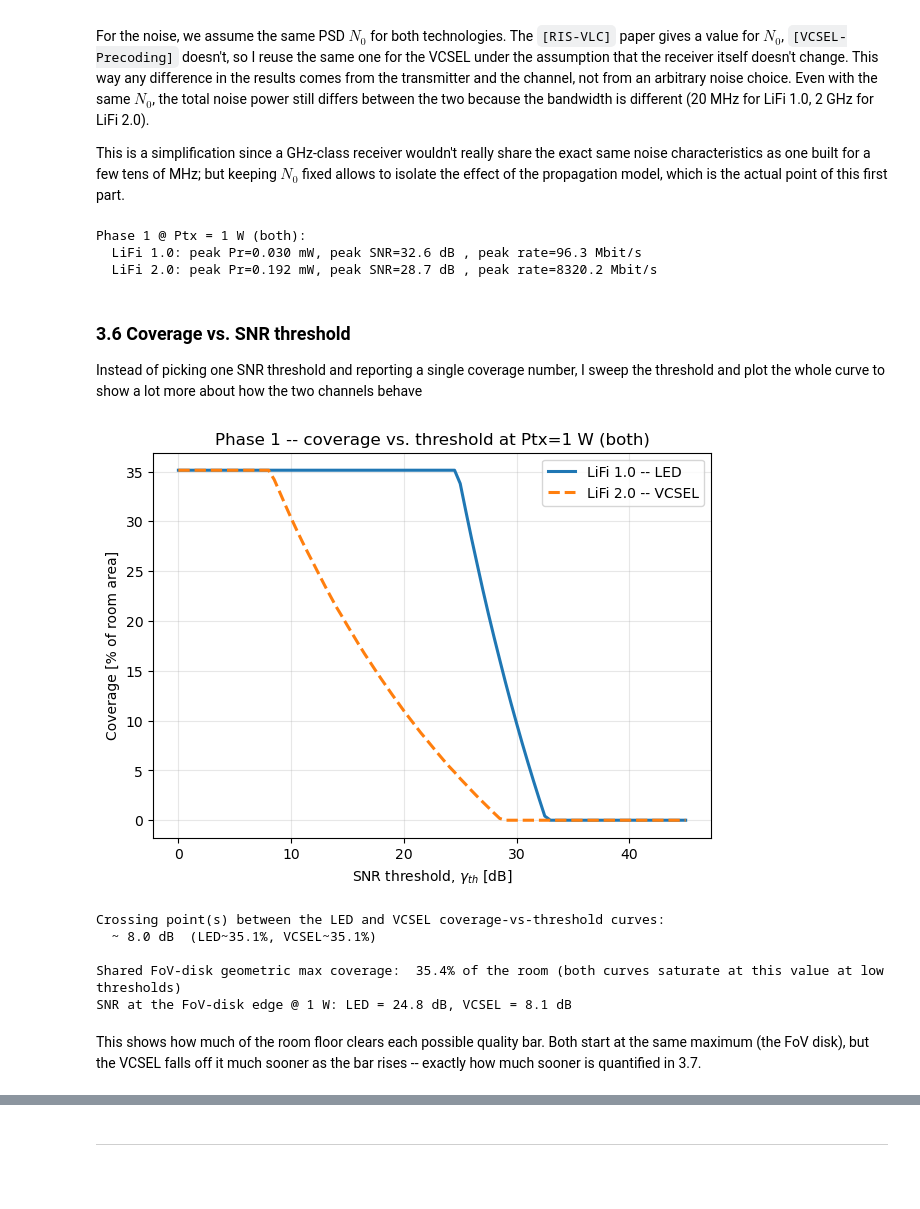
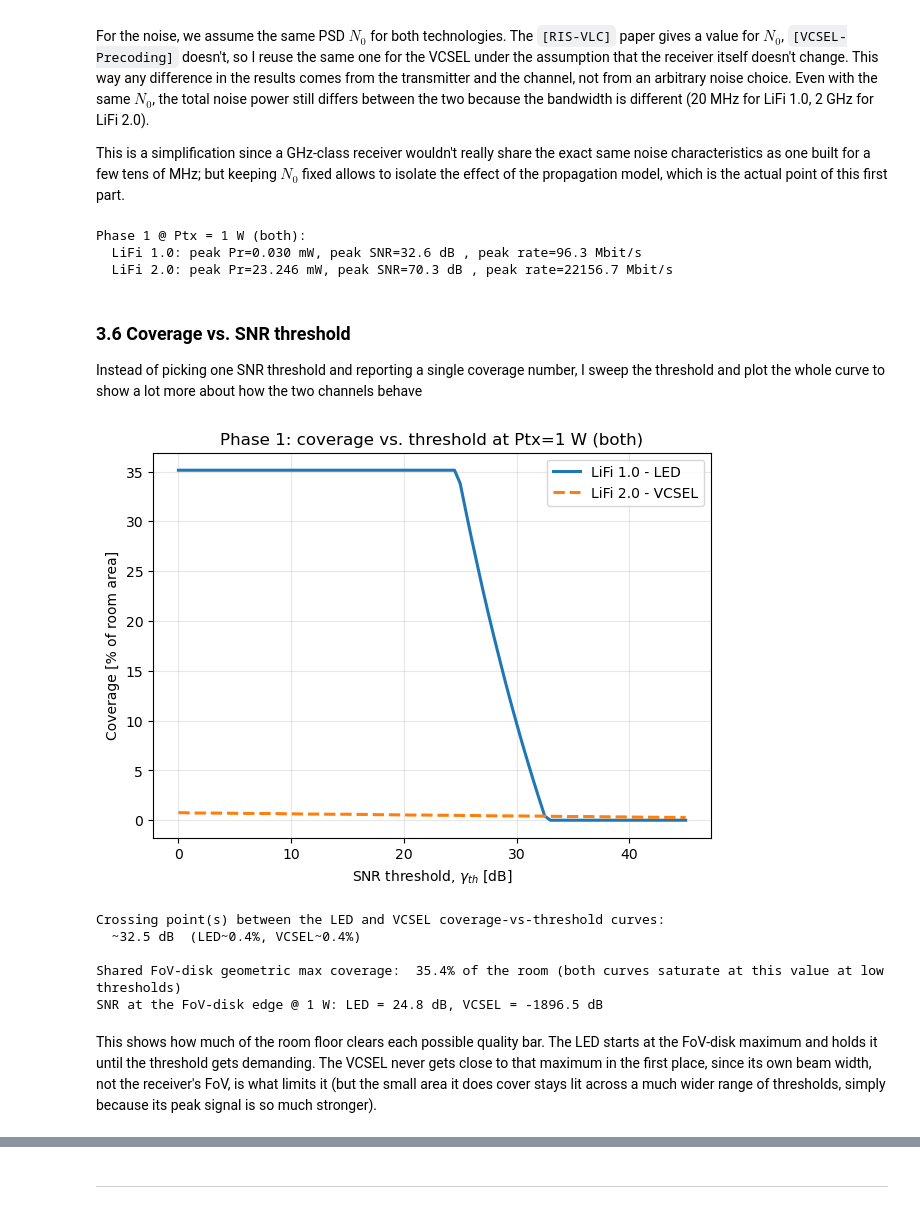
Before and after one commit to carolinalopezdelamadriz/lifi-comparative-analysis, a Jupyter notebook: single_cell_analysis_v3.ipynb, the cells around one changed output, grey strips where cells are left out. Saved outputs shown, nothing was run; the diff lists cells and outputs as text; code cells hidden in the pictures; blank space fills up the shorter version.

```diff
--- a/single_cell_analysis_v3.ipynb
+++ b/single_cell_analysis_v3.ipynb
@@ -195,7 +198,8 @@ m_led = -1.0 / np.log2(np.cos(np.deg2rad(PHI_HALF_DEG)))  # Lambertian order
 H_led_src = (m_led + 1) * APD / (2 * np.pi * d3d**2) * np.cos(theta)**m_led * np.cos(theta)
 # %%
 # LiFi 2.0: single VCSEL, Gaussian beam ([VCSEL-Precoding], Safi et al., eqs. (2)-(8))
-W0 = 0.45e-6    # beam waist w0 at the VCSEL aperture [m], [VCSEL-Precoding] Table I
+
+W0 = 5e-6    # beam waist w0 at the VCSEL aperture [m]
 LAMBDA = 950e-9 # VCSEL wavelength lambda [m], [VCSEL-Precoding] Table I
 
 zR = np.pi * W0**2 / LAMBDA  # Rayleigh range of the beam [m], [VCSEL-Precoding] eq. (2)
@@ -399,7 +401,7 @@ print(f"  LiFi 2.0: peak Pr={np.nanmax(Pr_vcsel1)*1e3:.3f} mW, peak SNR={10*np.l
 # %% [output]
 Phase 1 @ Ptx = 1 W (both):
   LiFi 1.0: peak Pr=0.030 mW, peak SNR=32.6 dB , peak rate=96.3 Mbit/s
-  LiFi 2.0: peak Pr=0.192 mW, peak SNR=28.7 dB , peak rate=8320.2 Mbit/s
+  LiFi 2.0: peak Pr=23.246 mW, peak SNR=70.3 dB , peak rate=22156.7 Mbit/s
 # %% [markdown]
 ### 3.6 Coverage vs. SNR threshold
 
@@ -407,22 +409,22 @@ Instead of picking one SNR threshold and reporting a single coverage number, I s
 # %%
 th_range_dB = np.linspace(0, 45, 91)  # SNR thresholds to sweep [dB]
 cov_led_curve, cov_vcsel_curve = [], []
 for th_dB in th_range_dB:
     g = 10**(th_dB / 10)  # threshold converted to linear scale
     cov_led_curve.append(100 * np.mean(SNR_led1 >= g))      # % of room area above threshold, LED
     cov_vcsel_curve.append(100 * np.mean(SNR_vcsel1 >= g))  # % of room area above threshold, VCSEL
 
 fig, ax = plt.subplots(figsize=(7.2, 5))
-ax.plot(th_range_dB, cov_led_curve, lw=2.2, label="LiFi 1.0 -- LED")
-ax.plot(th_range_dB, cov_vcsel_curve, lw=2.2, ls="--", label="LiFi 2.0 -- VCSEL")
+ax.plot(th_range_dB, cov_led_curve, lw=2.2, label="LiFi 1.0 - LED")
+ax.plot(th_range_dB, cov_vcsel_curve, lw=2.2, ls="--", label="LiFi 2.0 - VCSEL")
 ax.set_xlabel(r"SNR threshold, $\gamma_{th}$ [dB]")
 ax.set_ylabel("Coverage [% of room area]")
-ax.set_title(f"Phase 1 -- coverage vs. threshold at Ptx={PTX_NORM:.0f} W (both)")
+ax.set_title(f"Phase 1: coverage vs. threshold at Ptx={PTX_NORM:.0f} W (both)")
 ax.legend()
 ax.grid(alpha=.3)
 plt.show()
 # %% [output]
-[figure, old version]
+[figure, new version]
 # %%
 
 
@@ -451,12 +453,12 @@ print(f"SNR at the FoV-disk edge @ 1 W: LED = {10*np.log10((RHO*Hl_edge)**2/(N0*
       f"VCSEL = {10*np.log10((RHO*Hv_edge)**2/(N0*B2)):.1f} dB")
 # %% [output]
 Crossing point(s) between the LED and VCSEL coverage-vs-threshold curves:
-  ~ 8.0 dB  (LED~35.1%, VCSEL~35.1%)
+  ~32.5 dB  (LED~0.4%, VCSEL~0.4%)
 
 Shared FoV-disk geometric max coverage:  35.4% of the room (both curves saturate at this value at low thresholds)
-SNR at the FoV-disk edge @ 1 W: LED = 24.8 dB, VCSEL = 8.1 dB
+SNR at the FoV-disk edge @ 1 W: LED = 24.8 dB, VCSEL = -1896.5 dB
 # %% [markdown]
-This shows how much of the room floor clears each possible quality bar. Both start at the same maximum (the FoV disk), but the VCSEL falls off it much sooner as the bar rises -- exactly how much sooner is quantified in 3.7.
+This shows how much of the room floor clears each possible quality bar. The LED starts at the FoV-disk maximum and holds it until the threshold gets demanding. The VCSEL never gets close to that maximum in the first place, since its own beam width, not the receiver's FoV, is what limits it (but the small area it does cover stays lit across a much wider range of thresholds, simply because its peak signal is so much stronger).
 # %% [markdown]
 ### 3.7 Phase 1 discussion
 
```
Also changed, not shown: parts of 42 cells of this notebook, 1 other file.
